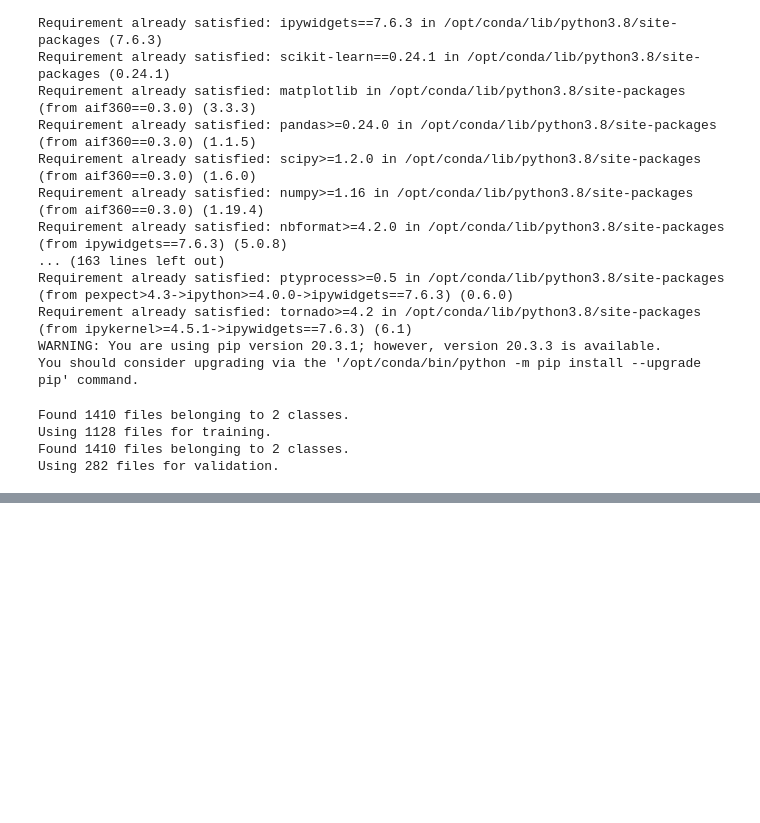
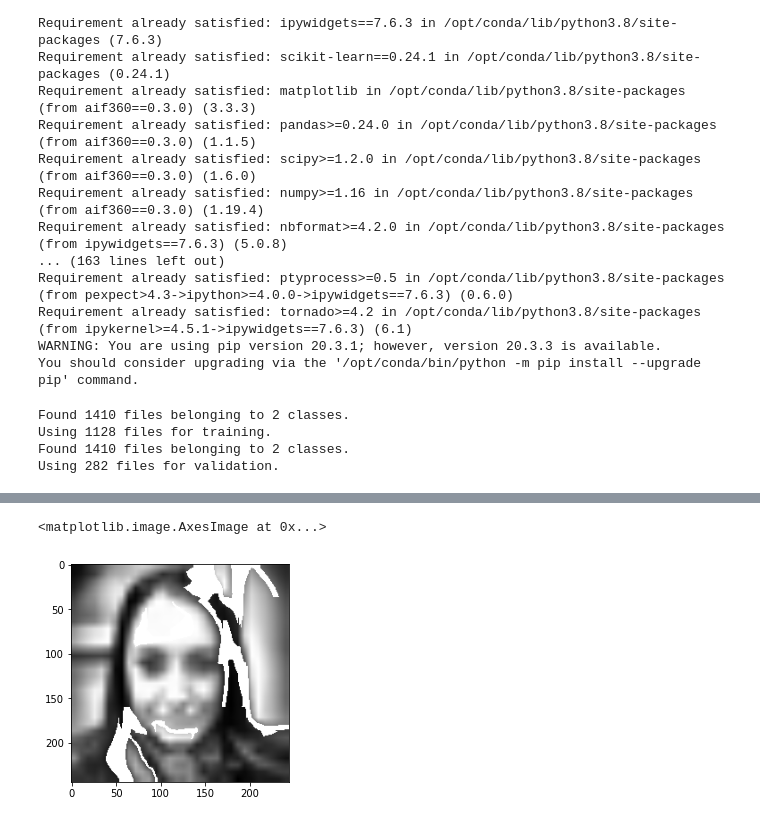
Before and after one commit to cloud-annotations/elyra-classification-training, a Jupyter notebook: lime.ipynb, the cells around one changed output, grey strips where cells are left out. Cells and saved outputs as stored; diff of their text form; code cells hidden in the pictures; blank space fills up the shorter version.

```diff
--- a/lime.ipynb
+++ b/lime.ipynb
@@ -129,0 +95,13 @@ my.png
+# %%
+import numpy as np
+np_image = np.array(image.astype(int))
+np_mask = np.array(mask.astype(int)*255,np.uint8)
+np_merged = np.empty(np_image.shape, np.uint8)
+np_merged[:,:,0] = np.maximum(np_image[:,:,0],np_mask)
+np_merged[:,:,1] = np.maximum(np_image[:,:,0],np_mask)
+np_merged[:,:,2] = np.maximum(np_image[:,:,0],np_mask)
+# %%
+plt.imshow(np_merged)
+# %% [output]
+<matplotlib.image.AxesImage at 0x...>
+[figure, added]
```
Also changed, not shown: parts of 5 cells of this notebook.
